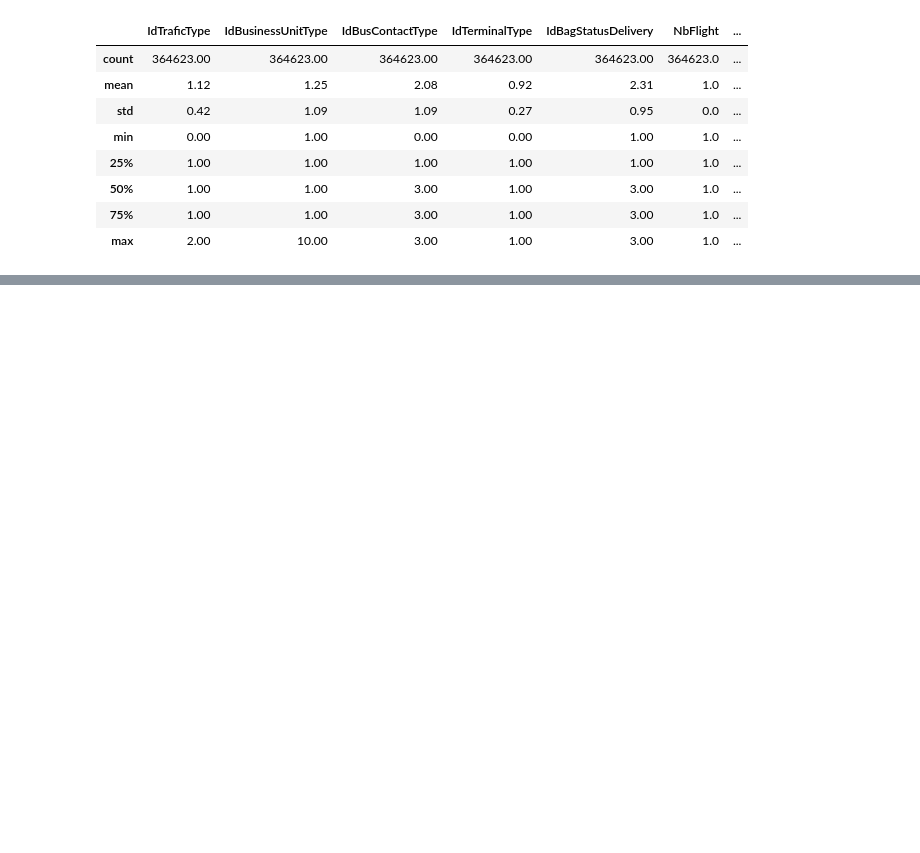
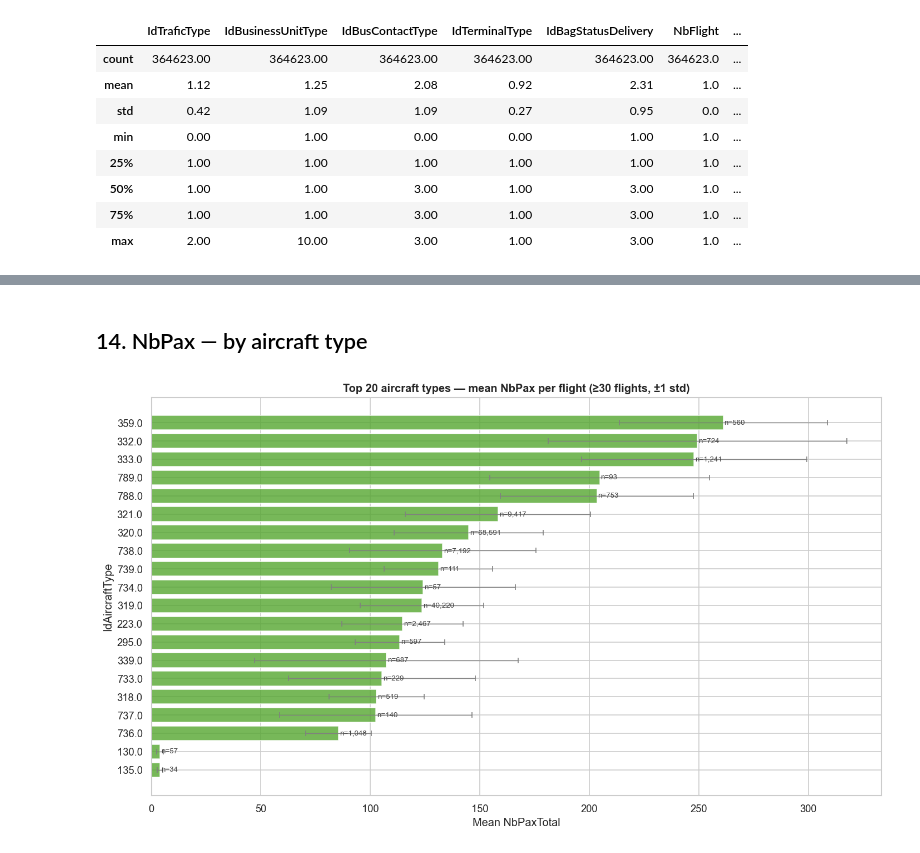
Before and after one commit to LancelotTC/master-minds-challenge, a Jupyter notebook: data_visualization.ipynb, the cells around one changed output, grey strips where cells are left out. Cells and saved outputs as stored; diff of their text form; code cells hidden in the pictures; blank space fills up the shorter version.

```diff
--- a/data_visualization.ipynb
+++ b/data_visualization.ipynb
@@ -753,0 +328,29 @@ df_model.head(3)
+# %% [markdown]
+## 14. NbPax — by aircraft type
+# %%
+df_pax['IdAircraftType'] = pd.to_numeric(df_pax['IdAircraftType'], errors='coerce')
+
+aircraft_stats = (
+    df_pax.groupby('IdAircraftType')['NbPaxTotal']
+    .agg(mean='mean', std='std', count='count')
+    .query('count >= 30')
+    .sort_values('mean', ascending=False)
+    .head(20)
+    .sort_values('mean')
+)
+
+fig, ax = plt.subplots(figsize=(12, 7))
+ax.barh(aircraft_stats.index.astype(str), aircraft_stats['mean'],
+        xerr=aircraft_stats['std'].fillna(0),
+        color='#55A630', alpha=0.8, edgecolor='white',
+        error_kw=dict(ecolor='gray', capsize=3, linewidth=0.8))
+for i, (mean_val, cnt) in enumerate(zip(aircraft_stats['mean'], aircraft_stats['count'])):
+    ax.text(mean_val + 0.5, i, f'n={cnt:,}', va='center', fontsize=8, color='#444')
+ax.set_title('Top 20 aircraft types — mean NbPax per flight (≥30 flights, ±1 std)', fontweight='bold')
+ax.set_xlabel('Mean NbPaxTotal')
+ax.set_ylabel('IdAircraftType')
+plt.tight_layout()
+plt.savefig(OUT_DIR / '11_nbpax_by_aircraft.png', bbox_inches='tight', dpi=150)
+plt.show()
+# %% [output]
+[figure, added]
```
Also changed, not shown: parts of 78 cells of this notebook, 13 other files.
